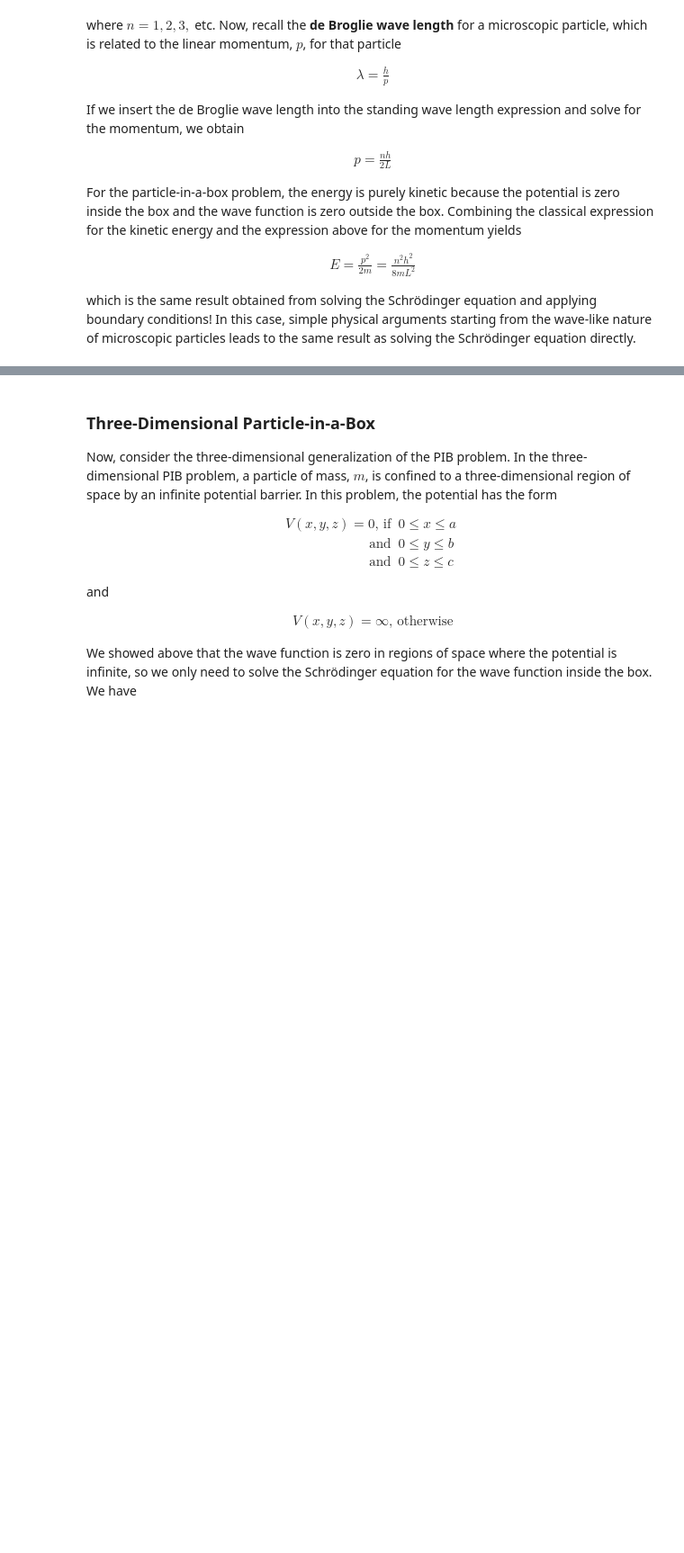
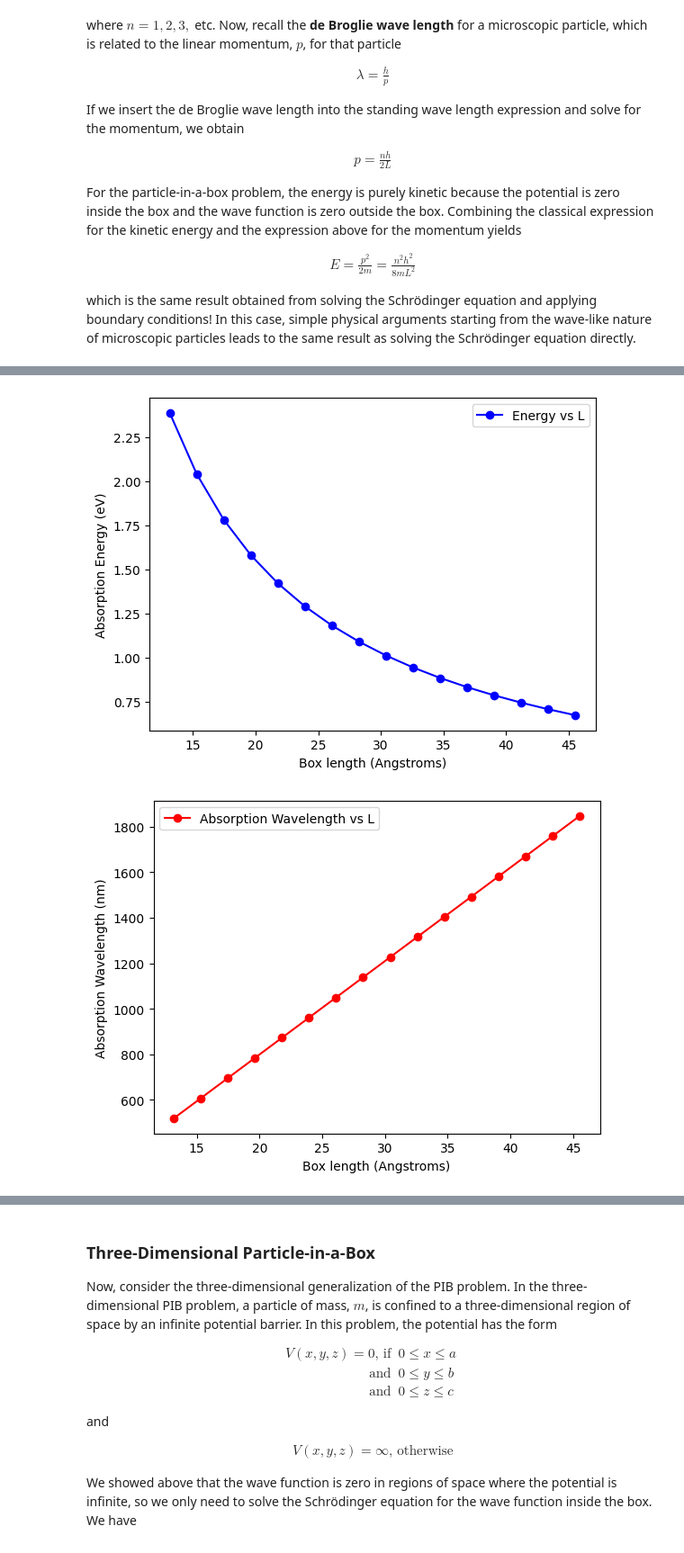
Before and after one commit to FoleyLab/chem3141-book, a Jupyter notebook: _sources/content/lecture_notes/translation.ipynb, the cells around one changed output, grey strips where cells are left out. Shown: that part at 90% size. Saved outputs shown, nothing was run; the diff lists cells and outputs as text; code cells hidden in the pictures; blank space fills up the shorter version.

```diff
--- a/_sources/content/lecture_notes/translation.ipynb
+++ b/_sources/content/lecture_notes/translation.ipynb
@@ -738,0 +1048,61 @@ which is the same result obtained from solving the Schrödinger equation and app
+# %%
+from scipy import constants
+# create an array for k, where k is the number of -CH=CH- units.
+# basically each value of k defines a new cyanine dye with a longer "box length"
+k = np.linspace(2,15,16)
+
+# a constant in SI units related to the average -CH=CH- unit length
+a = 2.49e-10
+# b constant in SI units related to the length of the terminal moities in
+# the cyanine dyes
+b = 5.69e-10
+
+# create an array of L values, where L is the length of the box,
+# for each distinct dye defined by the k array
+L = a * (k + 1) + b
+
+# create an array of quantum numbers associated with the HOMOs of each dye
+n_homo = k + 3
+
+# create an array of quantum numbers associated with the LUMOs of each dye
+n_lumo = k + 4
+
+# need reduced Planck's constant and the mass of the electron in SI units as well
+hbar = constants.hbar
+m = constants.m_e
+h = constants.h
+c = constants.c
+
+# conversion from SI units of energy (Joules) to electron volts
+ev_to_joules = 1.602e-19
+
+
+# compute the energies of each HOMO in SI units
+E_homo = hbar ** 2 * np.pi ** 2 * n_homo ** 2 / (2 * m * L ** 2)
+# compte the energies of each LUMO in SI units
+E_lumo = hbar ** 2 * np.pi ** 2 * n_lumo ** 2 / (2 * m * L ** 2)
+
+# energy gaps in eV
+E_gap = (E_lumo - E_homo)
+E_gap_eV = E_gap / ev_to_joules
+
+
+# absorption wavelength in nm
+lambda_abs = ( h * c ) / E_gap * 1e9
+
+# plot of the absorption energy of each dye vs it's "box length"
+plt.plot(L*1e10, E_gap_eV, 'bo-', label='Energy vs L')
+plt.xlabel("Box length (Angstroms)")
+plt.ylabel("Absorption Energy (eV)")
+plt.legend()
+plt.show()
+
+# plot of the absorption wavelength of each dye vs it's "box length"
+plt.plot(L*1e10, lambda_abs, 'ro-', label='Absorption Wavelength vs L')
+plt.xlabel("Box length (Angstroms)")
+plt.ylabel("Absorption Wavelength (nm)")
+plt.legend()
+plt.show()
+# %% [output]
+[figure, added]
+[figure, added]
```
Also changed, not shown: parts of 9 cells of this notebook, 24 other files.
